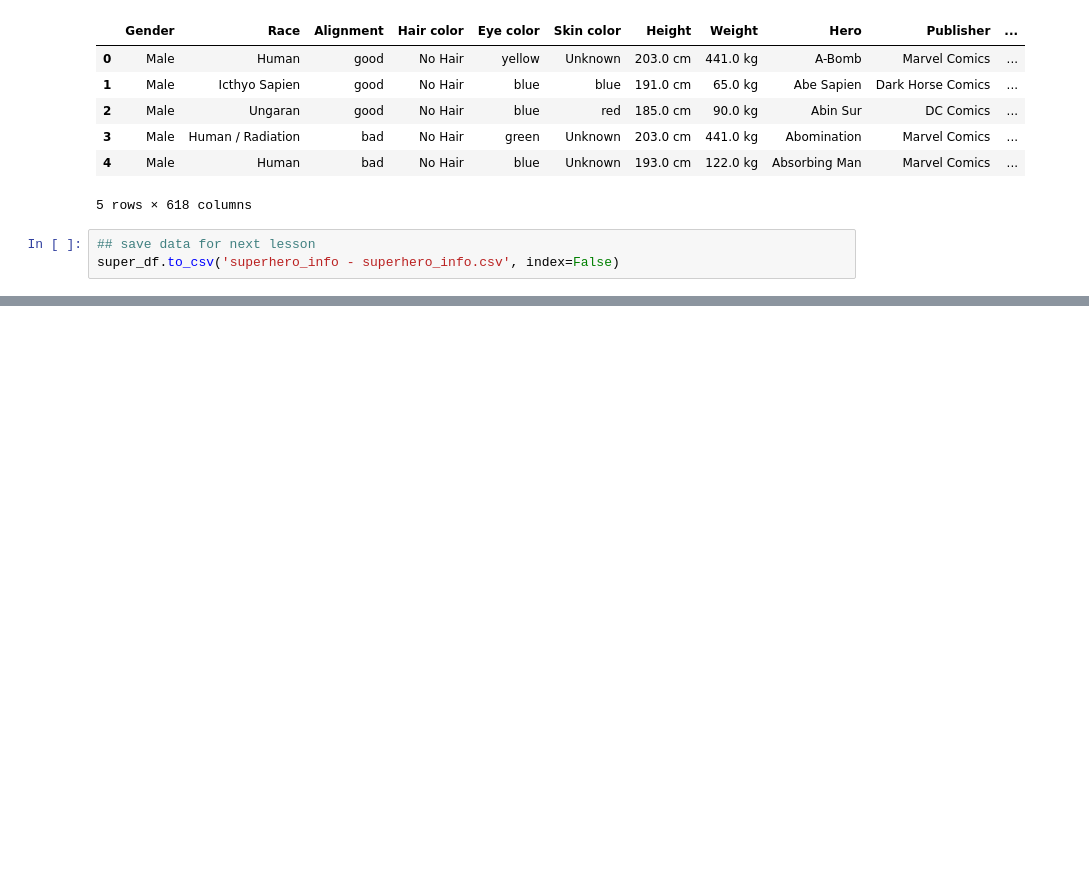
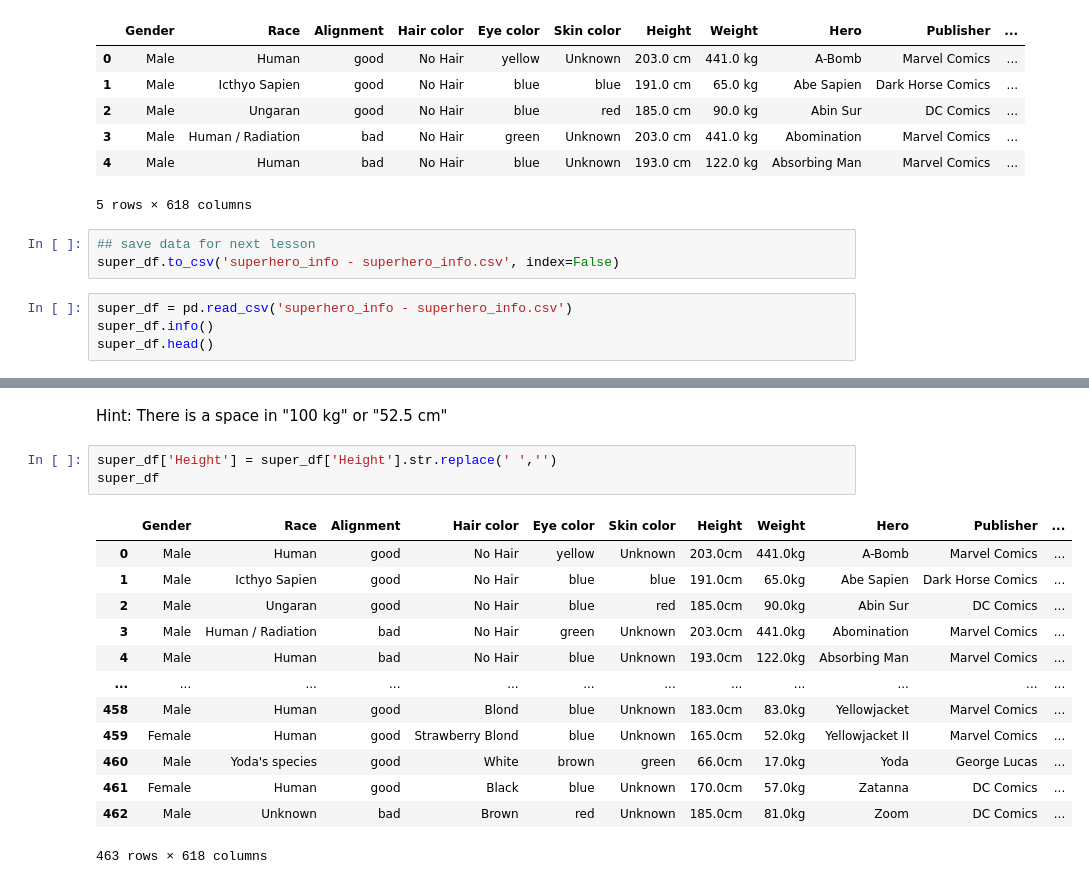
Before and after one commit to Genullz/Applying-Advanced-Transformations--Core, a Jupyter notebook: Applying Advanced Transformations (Core).ipynb, the cells around one changed output, grey strips where cells are left out. Saved outputs shown, nothing was run; the diff lists cells and outputs as text; blank space fills up the shorter version.

```diff
--- a/Applying Advanced Transformations (Core).ipynb
+++ b/Applying Advanced Transformations (Core).ipynb
@@ -364,3 +364,7 @@ super_df.head()
 # %%
 ## save data for next lesson
 super_df.to_csv('superhero_info - superhero_info.csv', index=False)
+# %%
+super_df = pd.read_csv('superhero_info - superhero_info.csv')
+super_df.info()
+super_df.head()
@@ -366,0 +384,19 @@ super_df.to_csv('superhero_info - superhero_info.csv', index=False)
+# %% [markdown]
+Hint: There is a space in "100 kg" or "52.5 cm"
+# %%
+super_df['Height'] = super_df['Height'].str.replace(' ','')
+super_df
+# %% [output]
+|  | Gender | Race | Alignment | Hair color | Eye color | Skin color | Height | Weight | Hero | Publisher | ... |
+| 0 | Male | Human | good | No Hair | yellow | Unknown | 203.0cm | 441.0kg | A-Bomb | Marvel Comics | ... |
+| 1 | Male | Icthyo Sapien | good | No Hair | blue | blue | 191.0cm | 65.0kg | Abe Sapien | Dark Horse Comics | ... |
+| 2 | Male | Ungaran | good | No Hair | blue | red | 185.0cm | 90.0kg | Abin Sur | DC Comics | ... |
+| 3 | Male | Human / Radiation | bad | No Hair | green | Unknown | 203.0cm | 441.0kg | Abomination | Marvel Comics | ... |
+| 4 | Male | Human | bad | No Hair | blue | Unknown | 193.0cm | 122.0kg | Absorbing Man | Marvel Comics | ... |
+| ... | ... | ... | ... | ... | ... | ... | ... | ... | ... | ... | ... |
+| 458 | Male | Human | good | Blond | blue | Unknown | 183.0cm | 83.0kg | Yellowjacket | Marvel Comics | ... |
+| 459 | Female | Human | good | Strawberry Blond | blue | Unknown | 165.0cm | 52.0kg | Yellowjacket II | Marvel Comics | ... |
+| 460 | Male | Yoda's species | good | White | brown | green | 66.0cm | 17.0kg | Yoda | George Lucas | ... |
+| 461 | Female | Human | good | Black | blue | Unknown | 170.0cm | 57.0kg | Zatanna | DC Comics | ... |
+| 462 | Male | Unknown | bad | Brown | red | Unknown | 185.0cm | 81.0kg | Zoom | DC Comics | ... |
+463 rows × 618 columns
```
Also changed, not shown: parts of 12 cells of this notebook.
